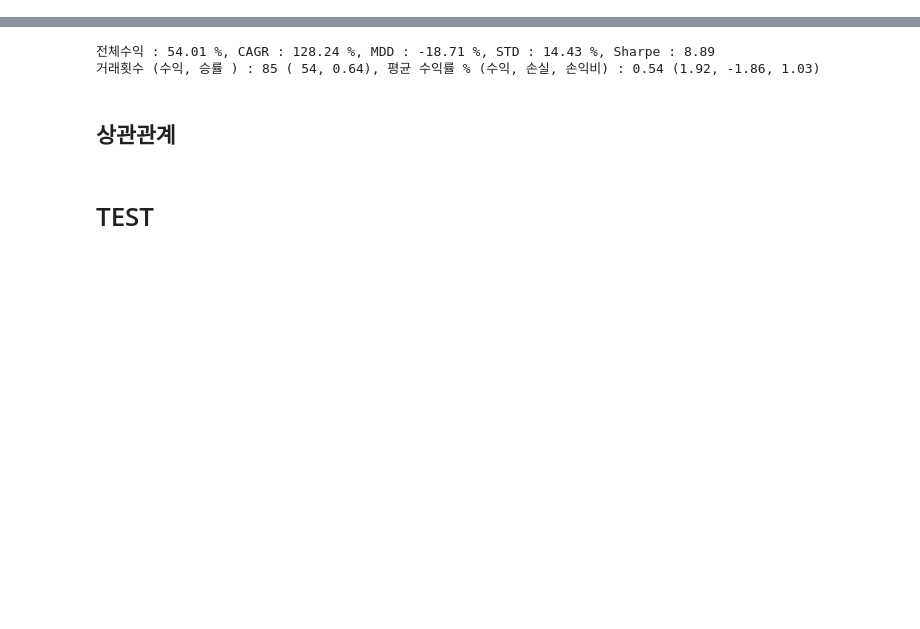
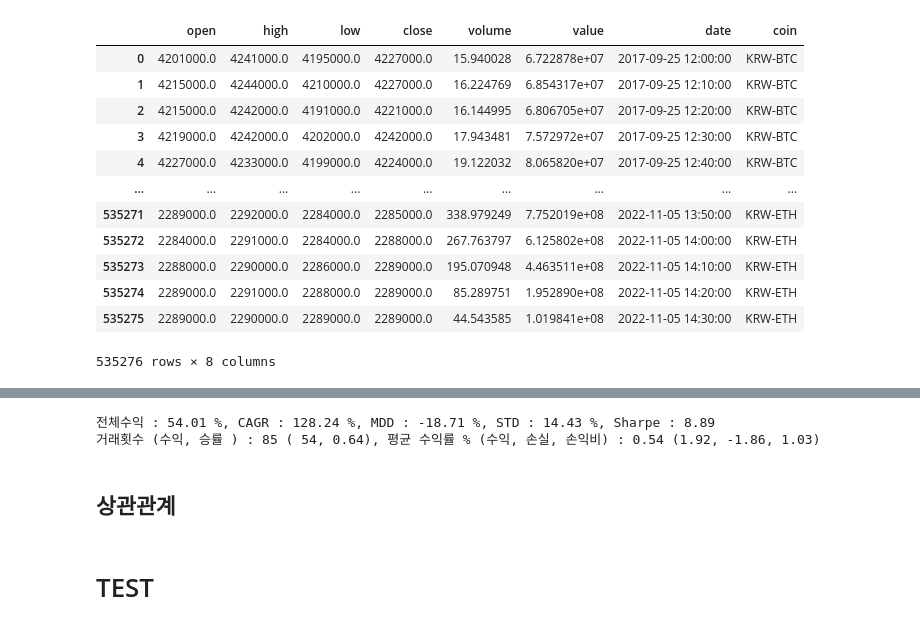
Before and after one commit to malkovich0/trading1, a Jupyter notebook: Backtest/Volatility Breakout.ipynb, the cells around one changed output, grey strips where cells are left out. Drawn from its saved outputs; the diff is of its cells as text; code cells hidden in the pictures; blank space fills up the shorter version.

```diff
--- a/Backtest/Volatility Breakout.ipynb
+++ b/Backtest/Volatility Breakout.ipynb
@@ -643,0 +310,17 @@ class Strategy_Volatility_new(Strategy):
+# %%
+data_all = pd.read_pickle('./data/data_coin_minute10.pkl')
+data_all
+# %% [output]
+|  | open | high | low | close | volume | value | date | coin |
+| 0 | 4201000.0 | 4241000.0 | 4195000.0 | 4227000.0 | 15.940028 | 6.722878e+07 | 2017-09-25 12:00:00 | KRW-BTC |
+| 1 | 4215000.0 | 4244000.0 | 4210000.0 | 4227000.0 | 16.224769 | 6.854317e+07 | 2017-09-25 12:10:00 | KRW-BTC |
+| 2 | 4215000.0 | 4242000.0 | 4191000.0 | 4221000.0 | 16.144995 | 6.806705e+07 | 2017-09-25 12:20:00 | KRW-BTC |
+| 3 | 4219000.0 | 4242000.0 | 4202000.0 | 4242000.0 | 17.943481 | 7.572972e+07 | 2017-09-25 12:30:00 | KRW-BTC |
+| 4 | 4227000.0 | 4233000.0 | 4199000.0 | 4224000.0 | 19.122032 | 8.065820e+07 | 2017-09-25 12:40:00 | KRW-BTC |
+| ... | ... | ... | ... | ... | ... | ... | ... | ... |
+| 535271 | 2289000.0 | 2292000.0 | 2284000.0 | 2285000.0 | 338.979249 | 7.752019e+08 | 2022-11-05 13:50:00 | KRW-ETH |
+| 535272 | 2284000.0 | 2291000.0 | 2284000.0 | 2288000.0 | 267.763797 | 6.125802e+08 | 2022-11-05 14:00:00 | KRW-ETH |
+| 535273 | 2288000.0 | 2290000.0 | 2286000.0 | 2289000.0 | 195.070948 | 4.463511e+08 | 2022-11-05 14:10:00 | KRW-ETH |
+| 535274 | 2289000.0 | 2291000.0 | 2288000.0 | 2289000.0 | 85.289751 | 1.952890e+08 | 2022-11-05 14:20:00 | KRW-ETH |
+| 535275 | 2289000.0 | 2290000.0 | 2289000.0 | 2289000.0 | 44.543585 | 1.019841e+08 | 2022-11-05 14:30:00 | KRW-ETH |
+535276 rows × 8 columns
```
Also changed, not shown: parts of 29 cells of this notebook, 14 other files.
